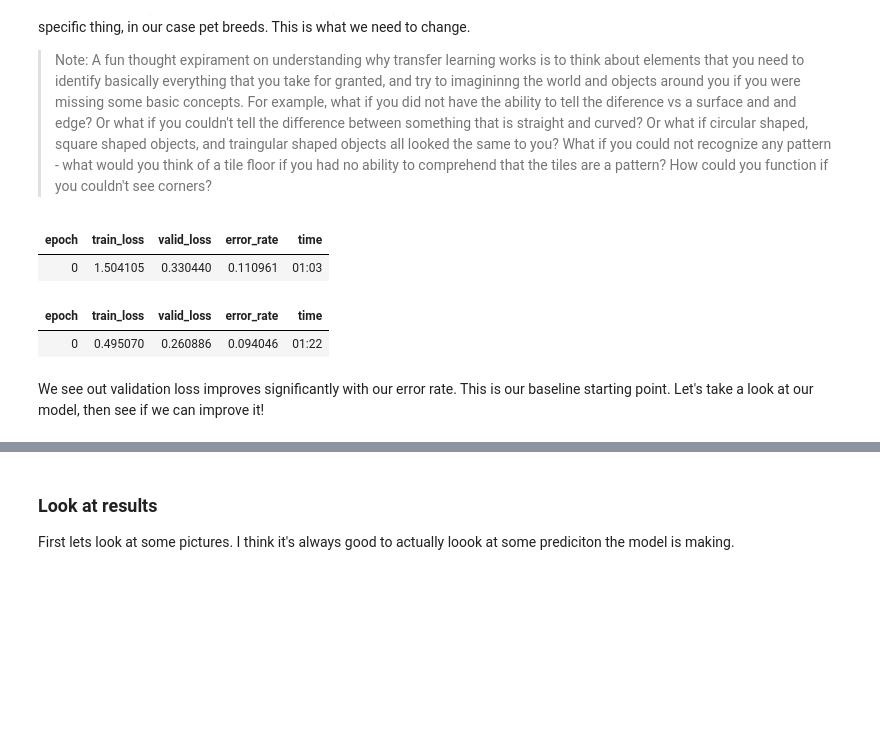
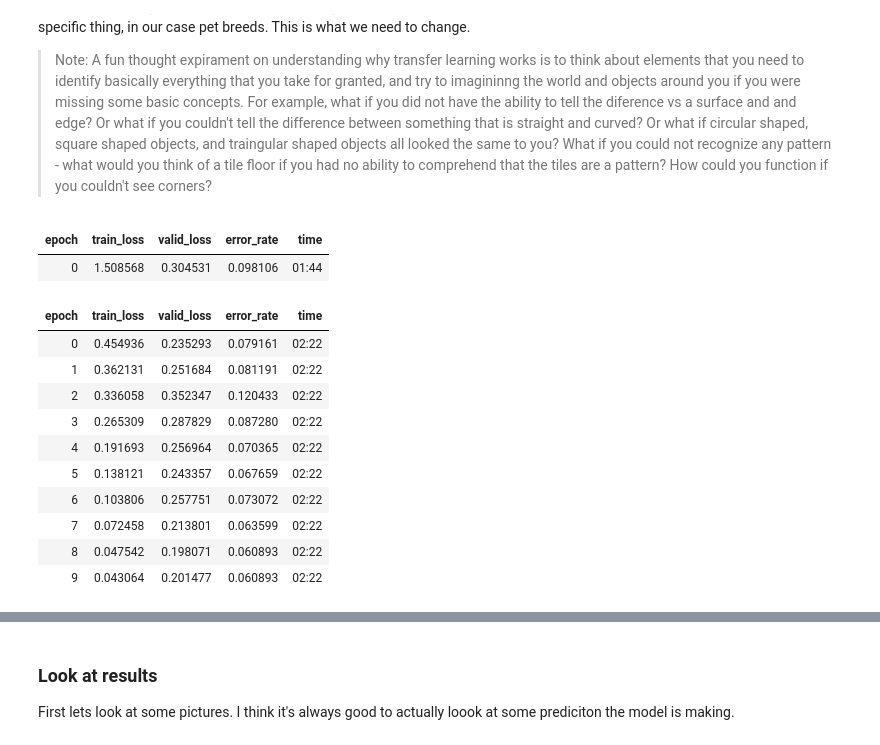
Before and after one commit to 1Paws7/blog, a Jupyter notebook: _notebooks/2020-06-25-Fine Grain Image Classifier.ipynb, the cells around one changed output, grey strips where cells are left out. Saved outputs shown, nothing was run; the diff lists cells and outputs as text; code cells hidden in the pictures; blank space fills up the shorter version.

```diff
--- a/_notebooks/2020-06-25-Fine Grain Image Classifier.ipynb
+++ b/_notebooks/2020-06-25-Fine Grain Image Classifier.ipynb
@@ -93,11 +92,18 @@ If we were starting from scratch when training a model we will train every layer
 
 > Note:  A fun thought expirament on understanding why transfer learning works is to think about elements that you need to identify basically everything that you take for granted, and try to imagininng the world and objects around you if you were missing some basic concepts.  For example, what if you did not have the ability to tell the diference vs a surface and and edge?  Or what if you couldn't tell the difference between something that is straight and curved?  Or what if circular shaped, square shaped objects, and traingular shaped objects all looked the same to you?  What if you could not recognize any pattern - what would you think of a tile floor if you had no ability to comprehend that the tiles are a pattern?  How could you function if you couldn't see corners?
 # %%
-learn.fine_tune(1)
+learn.fine_tune(20)
 # %% [output]
 | epoch | train_loss | valid_loss | error_rate | time |
-| 0 | 1.504105 | 0.330440 | 0.110961 | 01:03 |
+| 0 | 1.508568 | 0.304531 | 0.098106 | 01:44 |
 | epoch | train_loss | valid_loss | error_rate | time |
-| 0 | 0.495070 | 0.260886 | 0.094046 | 01:22 |
+| 0 | 0.454936 | 0.235293 | 0.079161 | 02:22 |
+| 1 | 0.362131 | 0.251684 | 0.081191 | 02:22 |
+| 2 | 0.336058 | 0.352347 | 0.120433 | 02:22 |
+| 3 | 0.265309 | 0.287829 | 0.087280 | 02:22 |
+| 4 | 0.191693 | 0.256964 | 0.070365 | 02:22 |
+| 5 | 0.138121 | 0.243357 | 0.067659 | 02:22 |
+| 6 | 0.103806 | 0.257751 | 0.073072 | 02:22 |
+| 7 | 0.072458 | 0.213801 | 0.063599 | 02:22 |
+| 8 | 0.047542 | 0.198071 | 0.060893 | 02:22 |
+| 9 | 0.043064 | 0.201477 | 0.060893 | 02:22 |
-# %% [markdown]
-We see out validation loss improves significantly with our error rate.  This is our baseline starting point.  Let's take a look at our model, then see if we can improve it!
```
Also changed, not shown: parts of 25 cells of this notebook, 1 other file.
